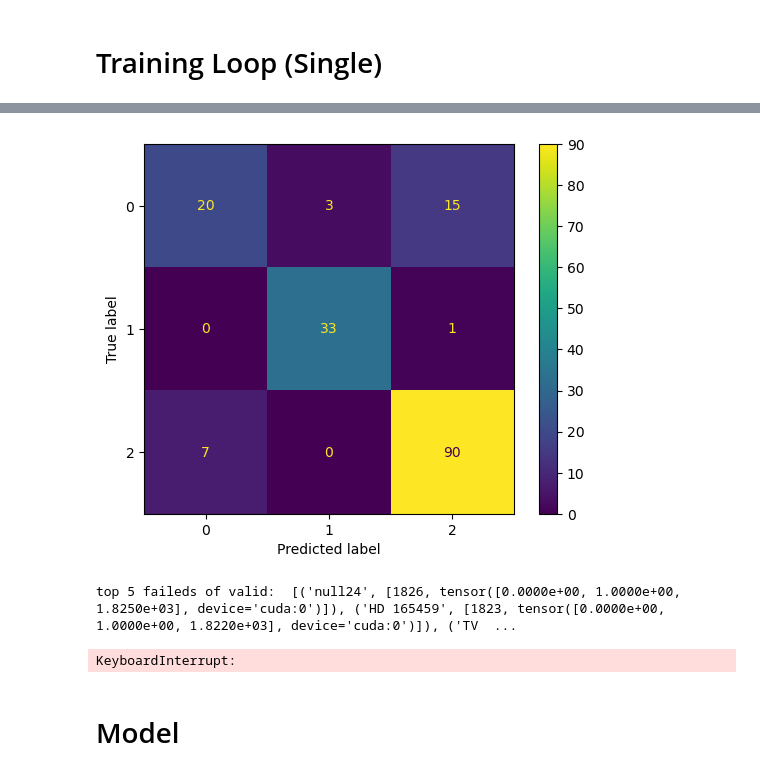
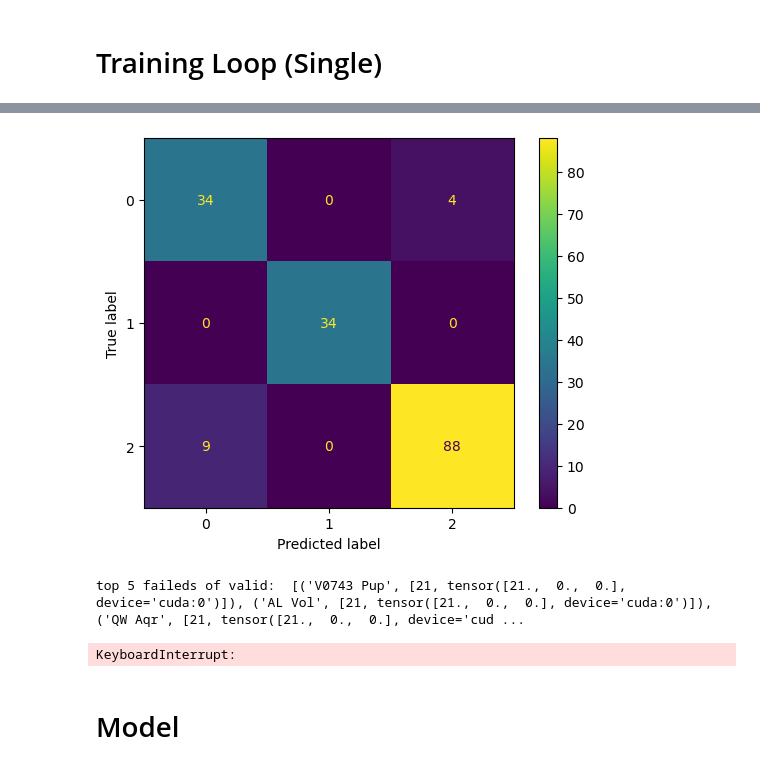
Before and after one commit to matteopaz/WISE, a Jupyter notebook: Model Training Freq.ipynb, the cells around one changed output, grey strips where cells are left out. Drawn from its saved outputs; the diff is of its cells as text; code cells hidden in the pictures.

Commit message:
Well training model

```diff
--- a/Model Training Freq.ipynb
+++ b/Model Training Freq.ipynb
@@ -57,8 +57,8 @@ with open(ROOT + "processed_datasets/agglomerated_data_valid.pt", "rb") as f:
 # train = DataLoader(data_train, batch_size=40, shuffle=True, generator=torch.Generator(device=device), collate_fn=padded_collate)
 valid = DataLoader(data_valid, batch_size=len(data_valid), shuffle=False, generator=torch.Generator(device=device), collate_fn=tracking_validation_collate)
 
-data_train = GenSet(1600, 100, 0, aggfreq=True, prop=[0.4,0.2,0.2,0.2])
+data_train = GenSet(1400, 200, 0, aggfreq=True, prop=[0.4,0.2,0.2,0.2])
 # data_valid = GenSet(256, 256, 0, True)
-traini = DataLoader(data_train, batch_size=None, num_workers=4)
+traini = DataLoader(data_train, batch_size=None, num_workers=6)
 # validi = DataLoader(data_valid, batch_size=None)
 # %%
@@ -93,18 +76,19 @@ norm.bias 256
 # Training Loop (Single)
 # %%
 # clear the cache
-torch.random.manual_seed(1)
+torch.random.manual_seed(0)
 torch.cuda.empty_cache()
-kwargs = dict(samples=1024, out=3, learnsamples=True)
-model = CNFourierModel(**kwargs).to(device)
+kwargs = dict(wavelet="haar", samples=700, out=3, learnsamples=True)
+model = WCNFourierModel(**kwargs).to(device)
 # kwargs = dict(out=4)
 # model = CNN(**kwargs).to(device)
-optim = torch.optim.AdamW(model.parameters(), lr=0.00001, weight_decay=10**-5, amsgrad=True)
+optim = torch.optim.AdamW(model.parameters(), lr=0.000085, weight_decay=10**-5.15, amsgrad=True)
+# lr_sched = torch.optim.lr_scheduler.StepLR(optim, step_size=12, gamma=0.4)
+# optim = torch.optim.SGD(model.parameters(), lr=0.00005, weight_decay=10**-5.5, momentum=0.9)
 loss = torch.nn.CrossEntropyLoss().to(device)
-# gen_train(model, kwargs, optim, loss, train, validi, 100, False, tracking=False)
-itertrain(model, kwargs, optim, loss, traini, valid, 250, 30, tracking=True)
+itertrain(model, kwargs, optim, loss, traini, valid, 200, 100, tracking=True)
 # %% [output]
 [interactive output not drawn]
-[figure, old version]
+[figure, new version]
-top 5 faileds of valid:  [('null24', [1826, tensor([0.0000e+00, 1.0000e+00, 1.8250e+03], device='cuda:0')]), ('HD 165459', [1823, tensor([0.0000e+00, 1.0000e+00, 1.8220e+03], device='cuda:0')]), ('TV  ...
+top 5 faileds of valid:  [('V0743 Pup', [21, tensor([21.,  0.,  0.], device='cuda:0')]), ('AL Vol', [21, tensor([21.,  0.,  0.], device='cuda:0')]), ('QW Aqr', [21, tensor([21.,  0.,  0.], device='cud ...
 KeyboardInterrupt:
```
Also changed, not shown: parts of 8 cells of this notebook, 9 other files.
